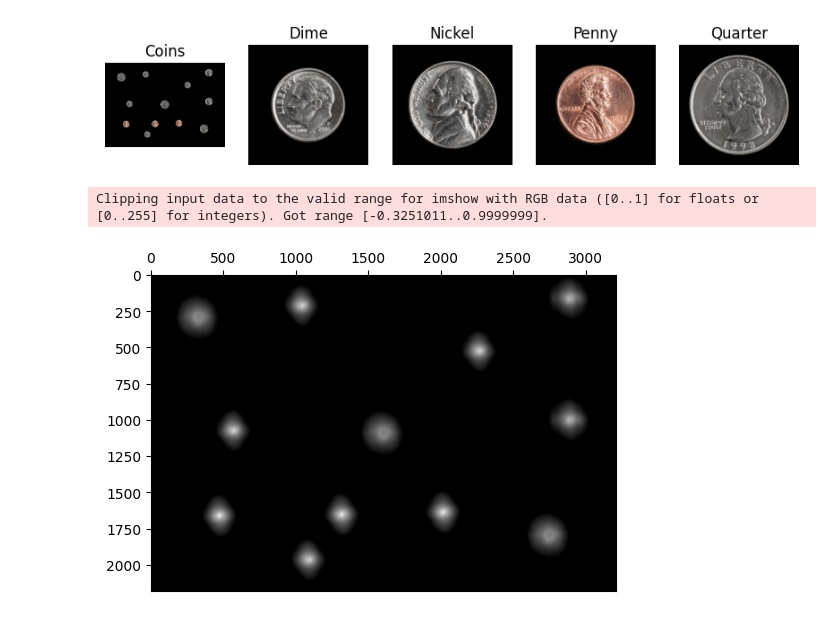
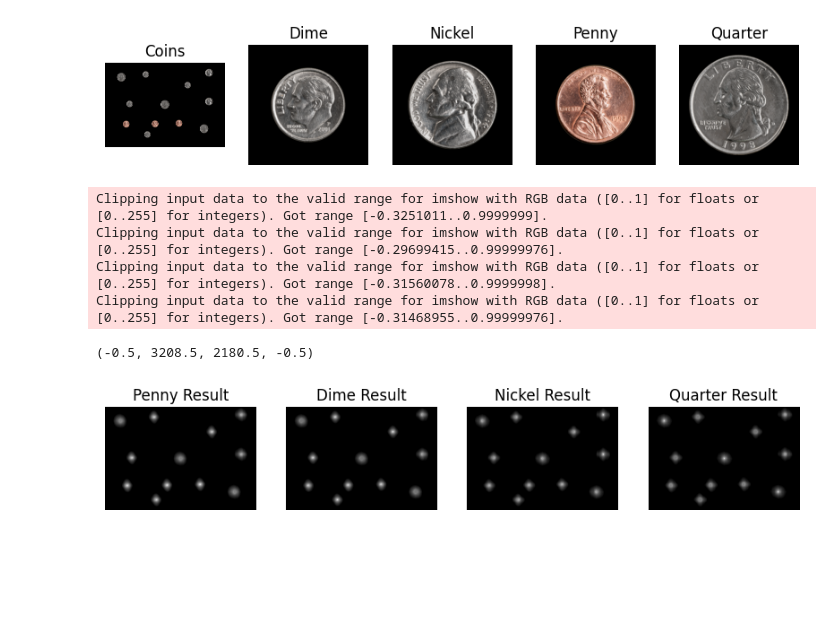
Before and after one commit to neocodered/EN3160_Image_Processing_and_Machine_Vision, a Jupyter notebook: week_3/coin_detection.ipynb, the cells around one changed output. Cells and saved outputs as stored; diff of their text form; code cells hidden in the pictures; blank space fills up the shorter version.

```diff
--- a/week_3/coin_detection.ipynb
+++ b/week_3/coin_detection.ipynb
@@ -45,15 +44,34 @@ penny_result = cv.matchTemplate(coins, penny, cv.TM_CCOEFF_NORMED)
 dime_result = cv.matchTemplate(coins, dime, cv.TM_CCOEFF_NORMED)
 nickel_result = cv.matchTemplate(coins, nickel, cv.TM_CCOEFF_NORMED)
 quarter_result = cv.matchTemplate(coins, quarter, cv.TM_CCOEFF_NORMED)
-# %%
-# cv.imshow('Dime Result',dime_result)
-fig, ax = plt.subplots(1, 1, figsize=(6, 8))
-ax.imshow(cv.cvtColor(penny_result, cv.COLOR_BGR2RGB))
-ax.xaxis.set_ticks_position('top')
-plt.show()
-# %% [output]
-Clipping input data to the valid range for imshow with RGB data ([0..1] for floats or [0..255] for integers). Got range [-0.3251011..0.9999999].
-[figure, removed]
+# %%
+plt.figure(figsize=(10,10))
+plt.subplot(1,4,1)
+plt.imshow(cv.cvtColor(penny_result, cv.COLOR_BGR2RGB))
+plt.title('Penny Result')
+plt.axis('off')
+
+plt.subplot(1,4,2)
+plt.imshow(cv.cvtColor(dime_result, cv.COLOR_BGR2RGB))
+plt.title('Dime Result')
+plt.axis('off')
+
+plt.subplot(1,4,3)
+plt.imshow(cv.cvtColor(nickel_result, cv.COLOR_BGR2RGB))
+plt.title('Nickel Result')
+plt.axis('off')
+
+plt.subplot(1,4,4)
+plt.imshow(cv.cvtColor(quarter_result, cv.COLOR_BGR2RGB))
+plt.title('Quarter Result')
+plt.axis('off')
+# %% [output]
+Clipping input data to the valid range for imshow with RGB data ([0..1] for floats or [0..255] for integers). Got range [-0.3251011..0.9999999].
+Clipping input data to the valid range for imshow with RGB data ([0..1] for floats or [0..255] for integers). Got range [-0.29699415..0.99999976].
+Clipping input data to the valid range for imshow with RGB data ([0..1] for floats or [0..255] for integers). Got range [-0.31560078..0.9999998].
+Clipping input data to the valid range for imshow with RGB data ([0..1] for floats or [0..255] for integers). Got range [-0.31468955..0.99999976].
+(-0.5, 3208.5, 2180.5, -0.5)
+[figure, added]
 # %%
 fig, ax = plt.subplots(1, 1, figsize=(10, 12))
 ax.imshow(cv.cvtColor(coins, cv.COLOR_BGR2RGB))
```
Also changed, not shown: parts of 11 cells of this notebook.
